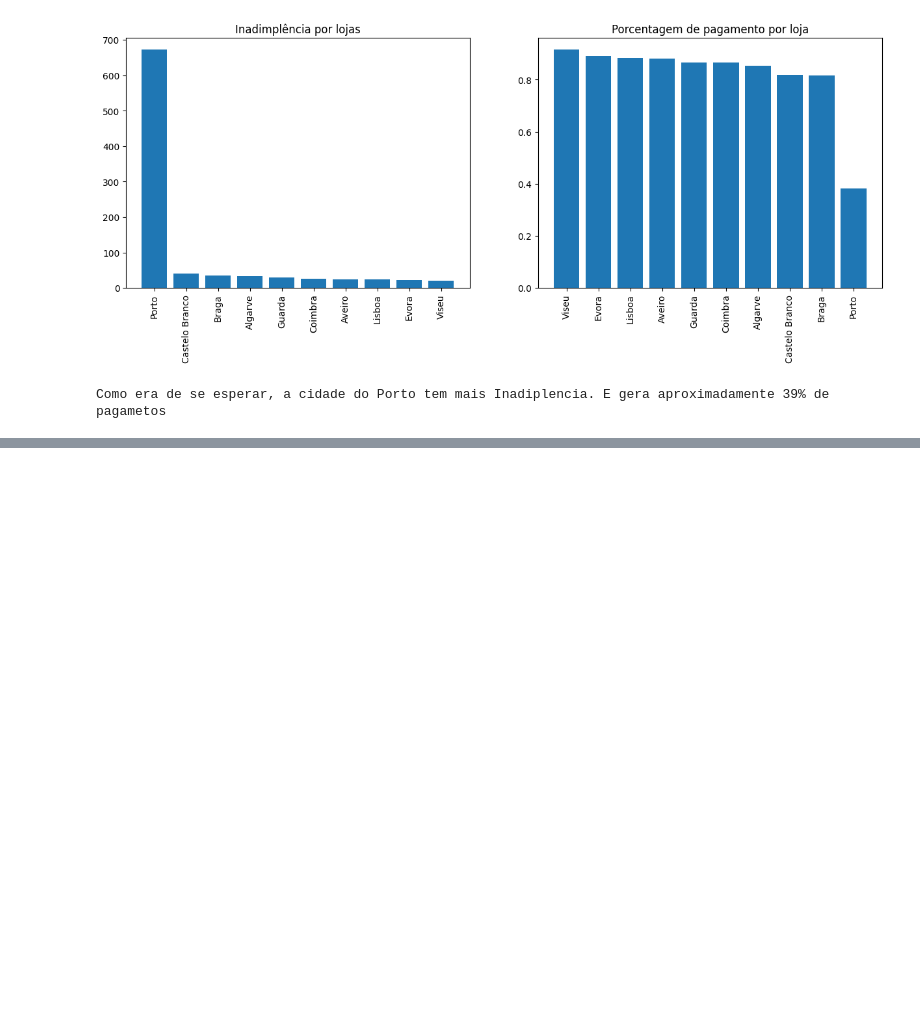
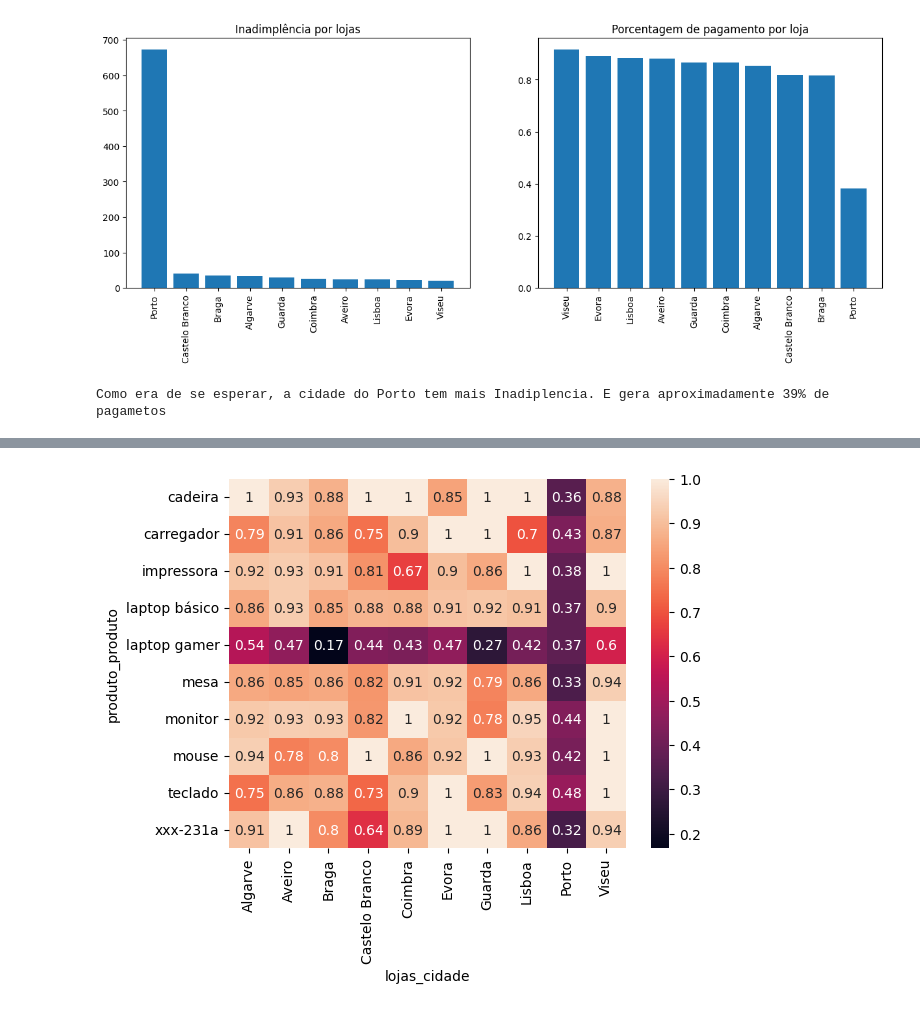
Before and after one commit to Gcango/Analise_Vendas_Soft_You, a Jupyter notebook: Soft_You_Analise_de_Vendas.ipynb, the cells around one changed output, grey strips where cells are left out. Cells and saved outputs as stored; diff of their text form; code cells hidden in the pictures; blank space fills up the shorter version.

```diff
--- a/Soft_You_Analise_de_Vendas.ipynb
+++ b/Soft_You_Analise_de_Vendas.ipynb
@@ -996,0 +1016,6 @@ Como era de se esperar, a cidade do Porto tem mais Inadiplencia. E gera aproxima
+# %%
+inadipl_idade = dados.pivot_table(index='produto_produto', columns='lojas_cidade', values='Pagto', aggfunc='mean')
+sns.heatmap(inadipl_idade, annot=True)
+plt.show()
+# %% [output]
+[figure, added]
```
Also changed, not shown: parts of 14 cells of this notebook.
